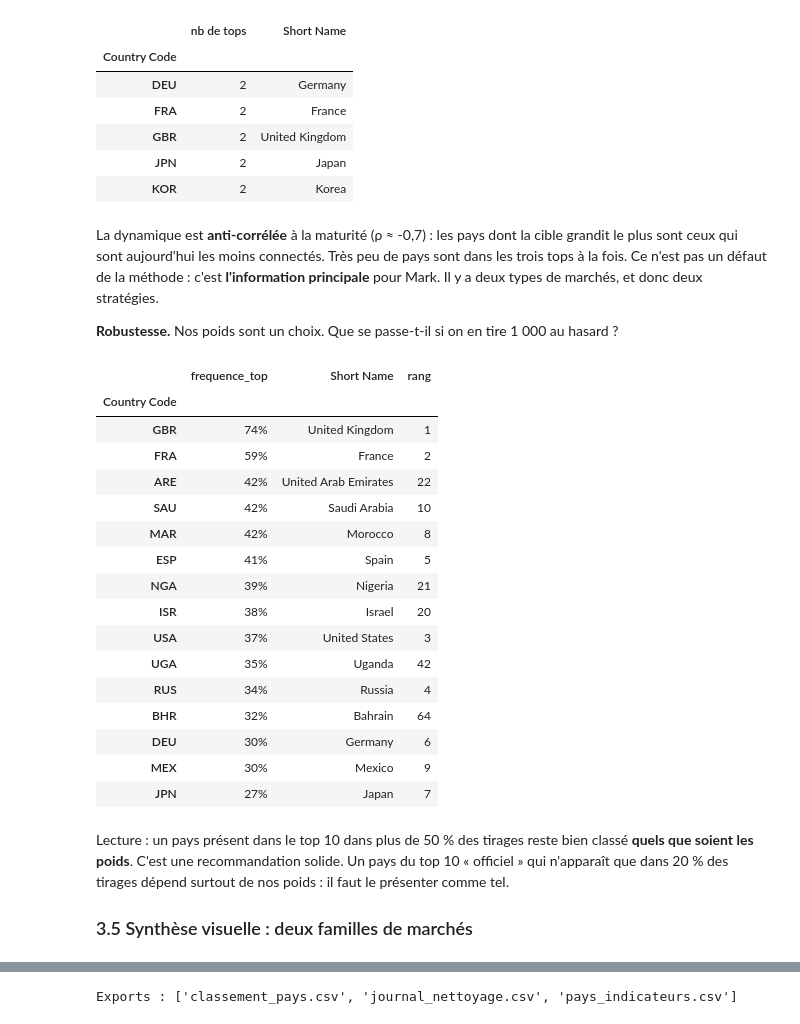
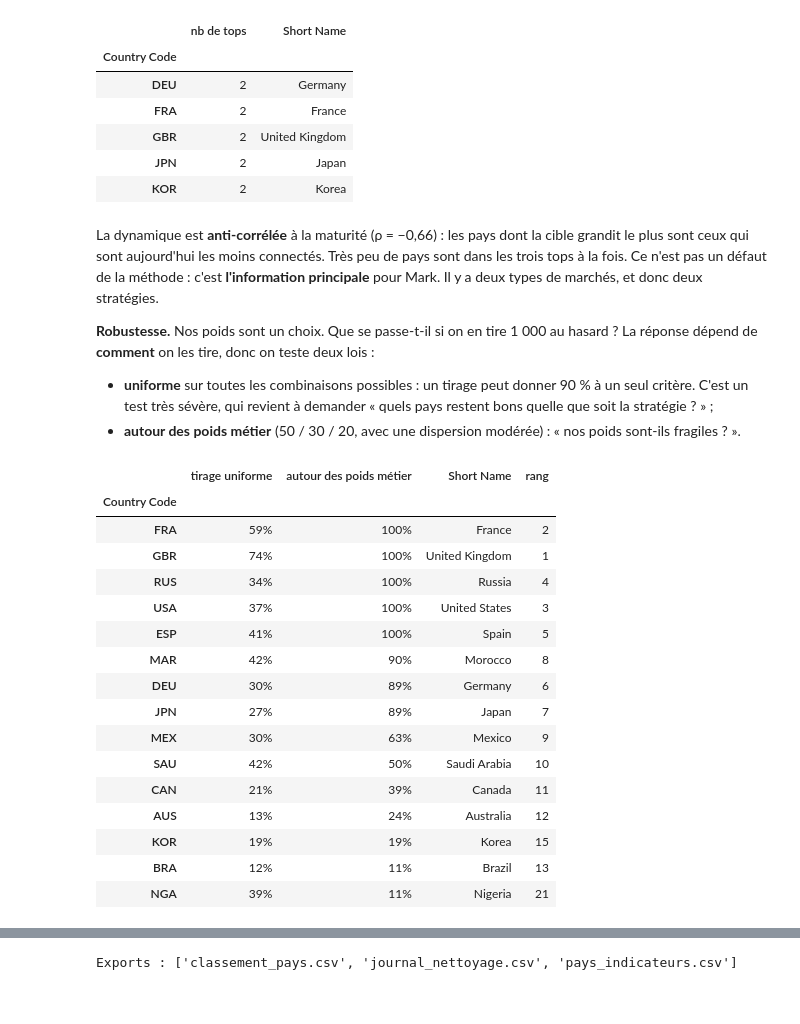
Before and after one commit to gwils28/Mentoring_OC, a Jupyter notebook: Data-Engineer/P01-analyse-systemes-educatifs/notebooks/projet_edstats_corrige.ipynb, the cells around one changed output, grey strips where cells are left out. Drawn from its saved outputs; the diff is of its cells as text; code cells hidden in the pictures.

```diff
--- a/Data-Engineer/P01-analyse-systemes-educatifs/notebooks/projet_edstats_corrige.ipynb
+++ b/Data-Engineer/P01-analyse-systemes-educatifs/notebooks/projet_edstats_corrige.ipynb
@@ -309,12 +309,12 @@ footnote_liste = tables["FootNote"][~tables["FootNote"]["CountryCode"].isin(faux
 **Méthode 2 — inner join** : on ne garde que ce qui existe dans `Country` nettoyé (liste blanche).
 # %%
 codes_pays = country[["Country Code"]]
-data_join = tables["Data"].merge(codes_pays, on="Country Code", how="inner")
+data_join = tables["Data"].merge(codes_pays, on="Country Code", how="inner", validate="many_to_one")
 country_series_join = tables["Country-Series"].merge(
-    codes_pays, left_on="CountryCode", right_on="Country Code", how="inner"
+    codes_pays, left_on="CountryCode", right_on="Country Code", how="inner", validate="many_to_one"
 ).drop(columns="Country Code")
 footnote_join = tables["FootNote"].merge(
-    codes_pays, left_on="CountryCode", right_on="Country Code", how="inner"
+    codes_pays, left_on="CountryCode", right_on="Country Code", how="inner", validate="many_to_one"
 ).drop(columns="Country Code")
 
 pd.DataFrame(
@@ -924,36 +933,41 @@ presence.to_frame("nb de tops").join(noms_pays)
 | JPN | 2 | Japan |
 | KOR | 2 | Korea |
 # %% [markdown]
-La dynamique est **anti-corrélée** à la maturité (ρ ≈ -0,7) : les pays dont la cible grandit le plus sont ceux qui
+La dynamique est **anti-corrélée** à la maturité (ρ = −0,66) : les pays dont la cible grandit le plus sont ceux qui
 sont aujourd'hui les moins connectés. Très peu de pays sont dans les trois tops à la fois. Ce n'est pas un défaut de
 la méthode : c'est **l'information principale** pour Mark. Il y a deux types de marchés, et donc deux stratégies.
 
-**Robustesse.** Nos poids sont un choix. Que se passe-t-il si on en tire 1 000 au hasard ?
+**Robustesse.** Nos poids sont un choix. Que se passe-t-il si on en tire 1 000 au hasard ? La réponse dépend de
+**comment** on les tire, donc on teste deux lois :
+- **uniforme** sur toutes les combinaisons possibles : un tirage peut donner 90 % à un seul critère. C'est un test
+  très sévère, qui revient à demander « quels pays restent bons quelle que soit la stratégie ? » ;
+- **autour des poids métier** (50 / 30 / 20, avec une dispersion modérée) : « nos poids sont-ils fragiles ? ».
 # %%
 frequence_top10 = weight_sensitivity(criteres_complets, list(POIDS), n_draws=1000, top=10, seed=42)
-robustesse = frequence_top10.to_frame().join(noms_pays).join(classement["rang"]).head(15)
-robustesse.style.format({"frequence_top": "{:.0%}"})
+frequence_autour = weight_sensitivity(
+    criteres_complets, list(POIDS), n_draws=1000, top=10, seed=42, center=POIDS, concentration=100
+)
+robustesse = (
+    pd.DataFrame({"tirage uniforme": frequence_top10, "autour des poids métier": frequence_autour})
+    .join(noms_pays).join(classement["rang"])
+    .sort_values("autour des poids métier", ascending=False).head(15)
+)
+robustesse.style.format({"tirage uniforme": "{:.0%}", "autour des poids métier": "{:.0%}"})
 # %% [output]
-|  | frequence_top | Short Name | rang |
-| Country Code |  |  |  |
-| GBR | 74% | United Kingdom | 1 |
-| FRA | 59% | France | 2 |
-| ARE | 42% | United Arab Emirates | 22 |
-| SAU | 42% | Saudi Arabia | 10 |
-| MAR | 42% | Morocco | 8 |
-| ESP | 41% | Spain | 5 |
-| NGA | 39% | Nigeria | 21 |
-| ISR | 38% | Israel | 20 |
-| USA | 37% | United States | 3 |
-| UGA | 35% | Uganda | 42 |
-| RUS | 34% | Russia | 4 |
-| BHR | 32% | Bahrain | 64 |
-| DEU | 30% | Germany | 6 |
-| MEX | 30% | Mexico | 9 |
-| JPN | 27% | Japan | 7 |
+|  | tirage uniforme | autour des poids métier | Short Name | rang |
+| Country Code |  |  |  |  |
+| FRA | 59% | 100% | France | 2 |
+| GBR | 74% | 100% | United Kingdom | 1 |
+| RUS | 34% | 100% | Russia | 4 |
+| USA | 37% | 100% | United States | 3 |
+| ESP | 41% | 100% | Spain | 5 |
+| MAR | 42% | 90% | Morocco | 8 |
+| DEU | 30% | 89% | Germany | 6 |
+| JPN | 27% | 89% | Japan | 7 |
+| MEX | 30% | 63% | Mexico | 9 |
+| SAU | 42% | 50% | Saudi Arabia | 10 |
+| CAN | 21% | 39% | Canada | 11 |
+| AUS | 13% | 24% | Australia | 12 |
+| KOR | 19% | 19% | Korea | 15 |
+| BRA | 12% | 11% | Brazil | 13 |
+| NGA | 39% | 11% | Nigeria | 21 |
-# %% [markdown]
-Lecture : un pays présent dans le top 10 dans plus de 50 % des tirages reste bien classé **quels que soient les
-poids**. C'est une recommandation solide. Un pays du top 10 « officiel » qui n'apparaît que dans 20 % des tirages
-dépend surtout de nos poids : il faut le présenter comme tel.
-
-### 3.5 Synthèse visuelle : deux familles de marchés
```
Also changed, not shown: parts of 15 cells of this notebook, 5 other files.
